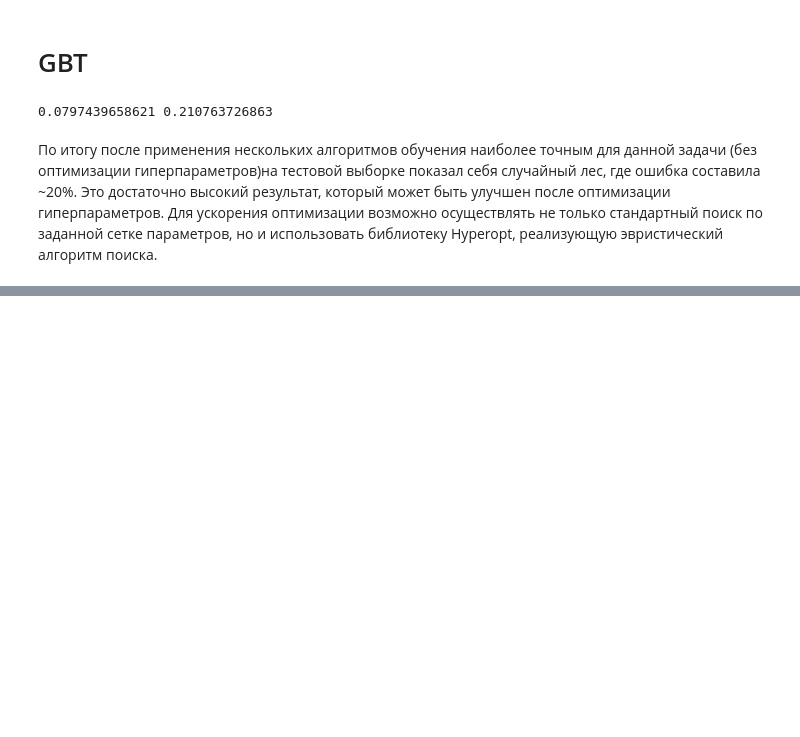
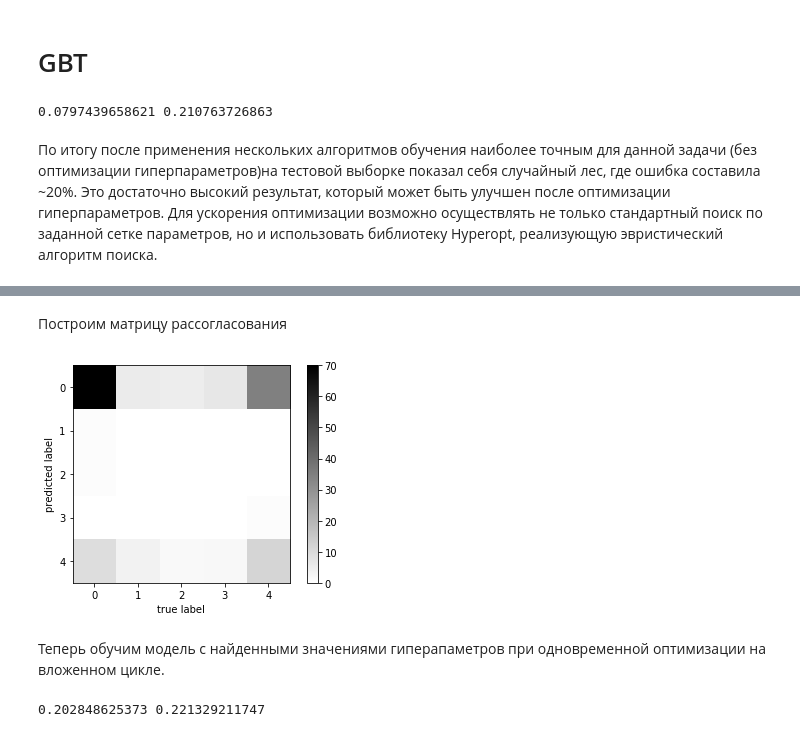
Before and after one commit to JuliaElizarova/ML_HSE, a Jupyter notebook: ML_hse_new.ipynb, the cells around one changed output, grey strips where cells are left out. Cells and saved outputs as stored; diff of their text form; code cells hidden in the pictures; blank space fills up the shorter version.

```diff
--- a/ML_hse_new.ipynb
+++ b/ML_hse_new.ipynb
@@ -846,0 +969,7 @@ print(err_train, err_test)
+# %%
+mlp_model = MLPClassifier(hidden_layer_sizes = (neurons_opt,), alpha = alpha_opt,
+                          solver = 'lbfgs', activation = 'logistic', random_state = 42)
+mlp_model.fit(X_train, y_train)
+
+y_train_pred = mlp_model.predict(X_train)
+y_test_pred = mlp_model.predict(X_test)
@@ -846,0 +980,17 @@ print(err_train, err_test)
+# %% [markdown]
+Построим матрицу рассогласования
+# %%
+M = confusion_matrix(y_test_pred, y_test)
+M = np.sqrt(M)
+plt.imshow(M, interpolation = 'nearest')
+plt.set_cmap('binary')
+plt.xticks(range(5))
+plt.yticks(range(5))
+plt.xlabel("true label")
+plt.ylabel("predicted label")
+plt.colorbar()
+pass
+# %% [output]
+[figure, added]
+# %% [markdown]
+Теперь обучим модель с найденными значениями гиперапаметров при одновременной оптимизации на вложенном цикле.
@@ -846,0 +1004,4 @@ print(err_train, err_test)
+# %%
+print(np.mean(y_train != y_train_pred), np.mean(y_test != y_test_pred))
+# %% [output]
+0.202848625373 0.221329211747
```
Also changed, not shown: parts of 39 cells of this notebook.
